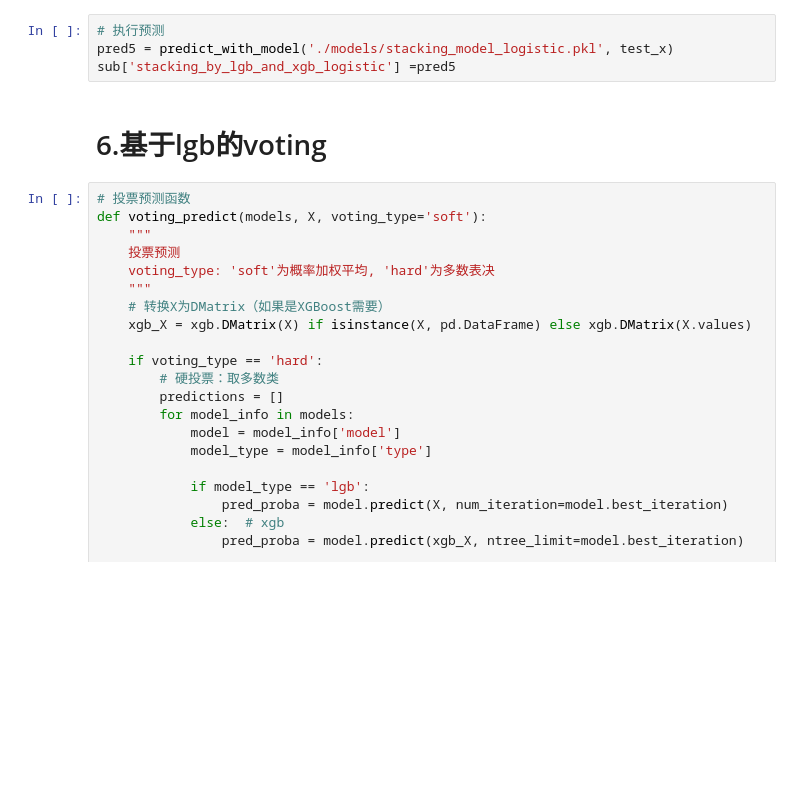
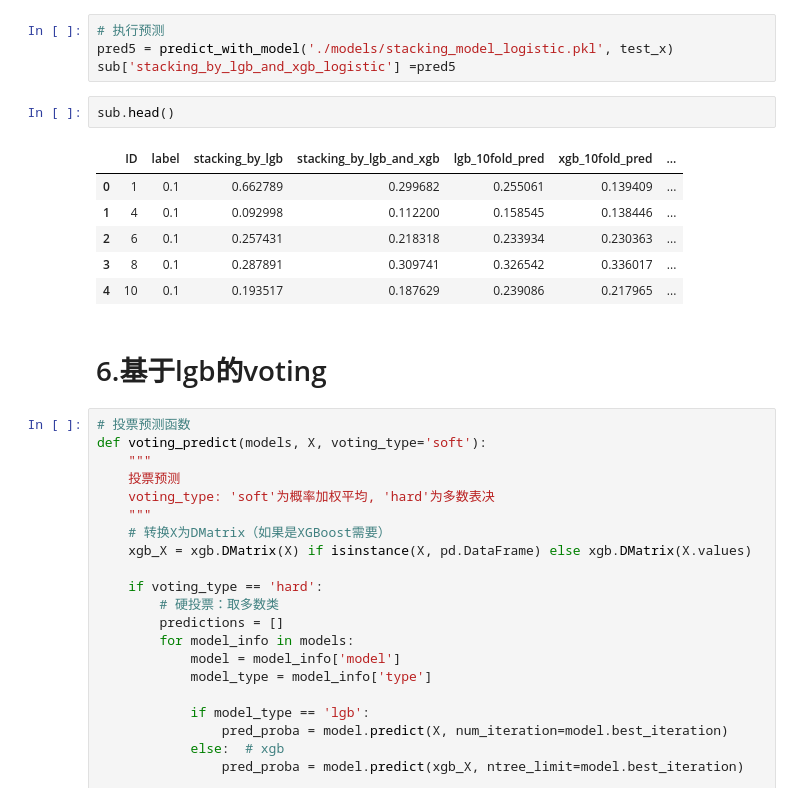
Before and after one commit to Comex627/Binary_classification_task_algorithm_framework, a Jupyter notebook: code/加载模型并进行预测.ipynb, the cells around one changed output. Saved outputs shown, nothing was run; the diff lists cells and outputs as text; blank space fills up the shorter version.

```diff
--- a/code/加载模型并进行预测.ipynb
+++ b/code/加载模型并进行预测.ipynb
@@ -410,6 +442,15 @@ def predict_with_model(model_path, X):
 # 执行预测
 pred5 = predict_with_model('./models/stacking_model_logistic.pkl', test_x)
 sub['stacking_by_lgb_and_xgb_logistic'] =pred5
+# %%
+sub.head()
+# %% [output]
+|  | ID | label | stacking_by_lgb | stacking_by_lgb_and_xgb | lgb_10fold_pred | xgb_10fold_pred | ... |
+| 0 | 1 | 0.1 | 0.662789 | 0.299682 | 0.255061 | 0.139409 | ... |
+| 1 | 4 | 0.1 | 0.092998 | 0.112200 | 0.158545 | 0.138446 | ... |
+| 2 | 6 | 0.1 | 0.257431 | 0.218318 | 0.233934 | 0.230363 | ... |
+| 3 | 8 | 0.1 | 0.287891 | 0.309741 | 0.326542 | 0.336017 | ... |
+| 4 | 10 | 0.1 | 0.193517 | 0.187629 | 0.239086 | 0.217965 | ... |
 # %% [markdown]
 # 6.基于lgb的voting
 # %%
```
Also changed, not shown: parts of 6 cells of this notebook, 9 other files.
